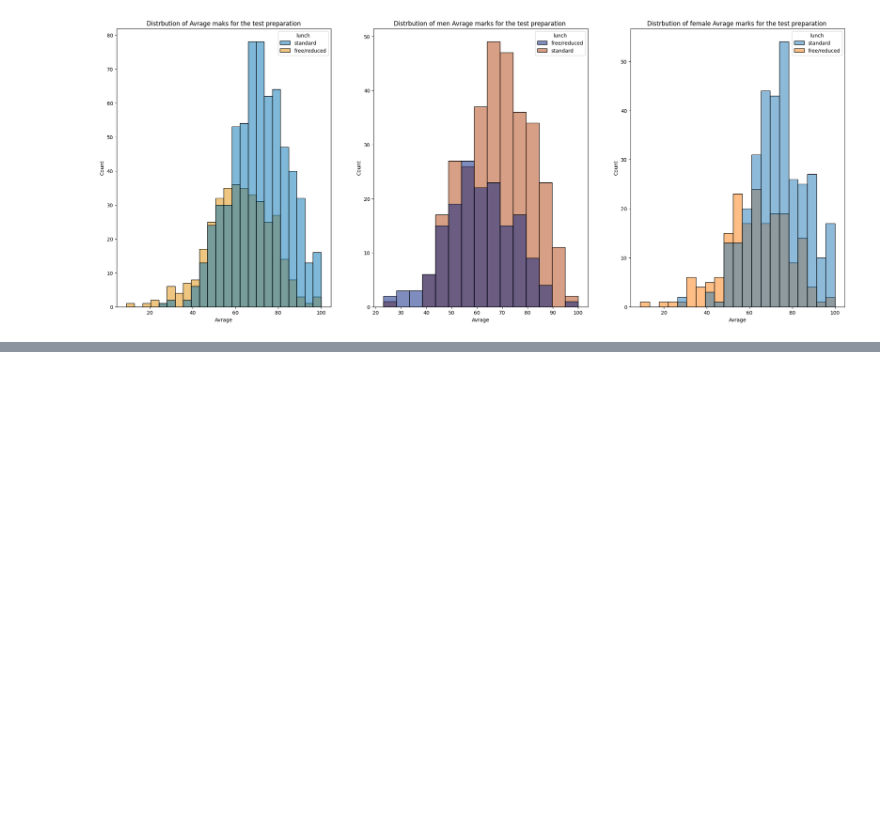
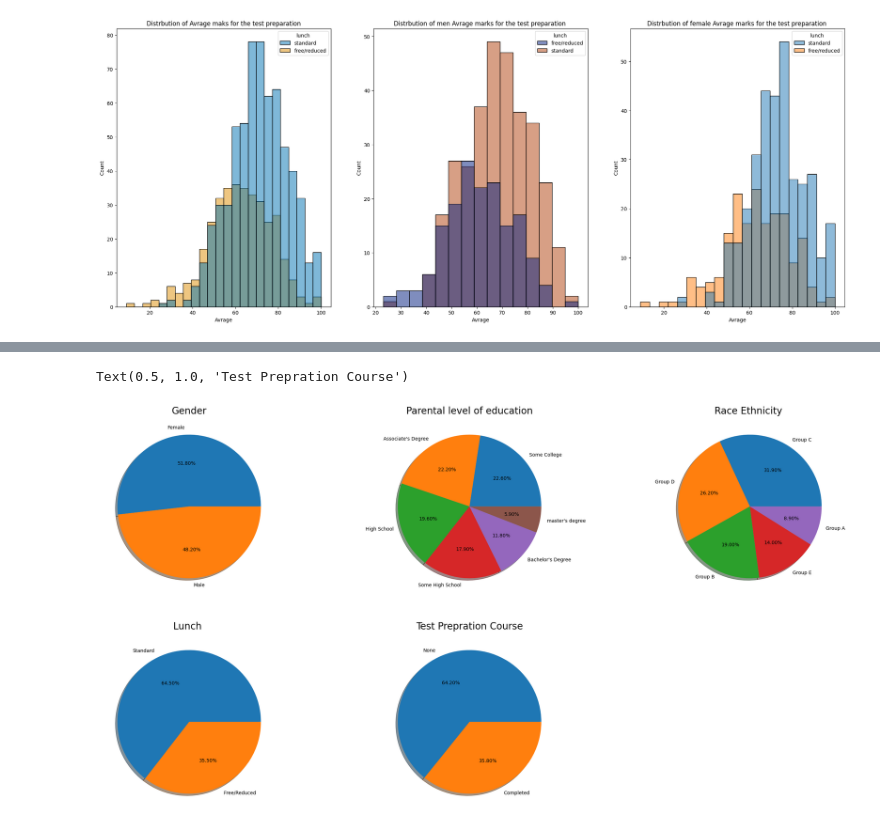
Before and after one commit to AkramMaouche/Full-ML-Project, a Jupyter notebook: Notbook/EDA Student Performance.ipynb, the cells around one changed output, grey strips where cells are left out. Cells and saved outputs as stored; diff of their text form; code cells hidden in the pictures; blank space fills up the shorter version.

```diff
--- a/Notbook/EDA Student Performance.ipynb
+++ b/Notbook/EDA Student Performance.ipynb
@@ -294,0 +388,25 @@ Text(0.5, 1.0, 'Distrbution of female Avrage marks for the test preparation ')
+# %%
+plt.rcParams['figure.figsize'] = (30,15)
+plt.subplot(2,3,1)
+plt.pie(x= df['gender'].value_counts(),labels=['Female','Male'],autopct='%.2f%%',shadow=True)
+plt.title('Gender',fontsize = 20)
+
+
+plt.subplot(2,3,2)
+plt.pie(x= df['parental_level_of_education'].value_counts(),shadow=True ,labels=['Some College','Associate\'s Degree','High School','Some High School','Bachelor\'s Degree','master\'s degree'],autopct='%.2f%%')
+plt.title('Parental level of education',fontsize = 20)
+
+plt.subplot(2,3,3)
+plt.pie(x= df['race_ethnicity'].value_counts(),labels=['Group C','Group D','Group B','Group E','Group A'],autopct='%.2f%%',shadow=True)
+plt.title('Race Ethnicity ',fontsize = 20)
+
+plt.subplot(2,3,4)
+plt.pie(x= df['lunch'].value_counts(),labels=['Standard','Free/Reduced '],autopct='%.2f%%',shadow=True)
+plt.title('Lunch ',fontsize = 20)
+
+plt.subplot(2,3,5)
+plt.pie(x= df['test_preparation_course'].value_counts(),labels=['None','Completed'],autopct='%.2f%%',shadow=True)
+plt.title('Test Prepration Course',fontsize = 20)
+# %% [output]
+Text(0.5, 1.0, 'Test Prepration Course')
+[figure, added]
```
Also changed, not shown: parts of 26 cells of this notebook.
